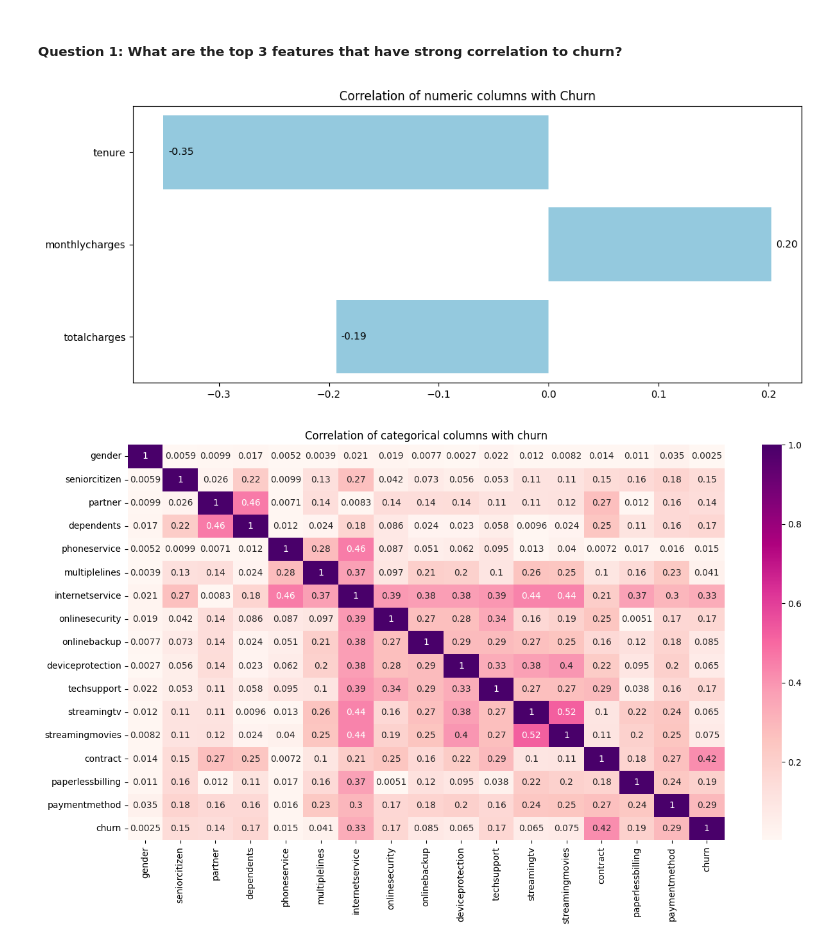
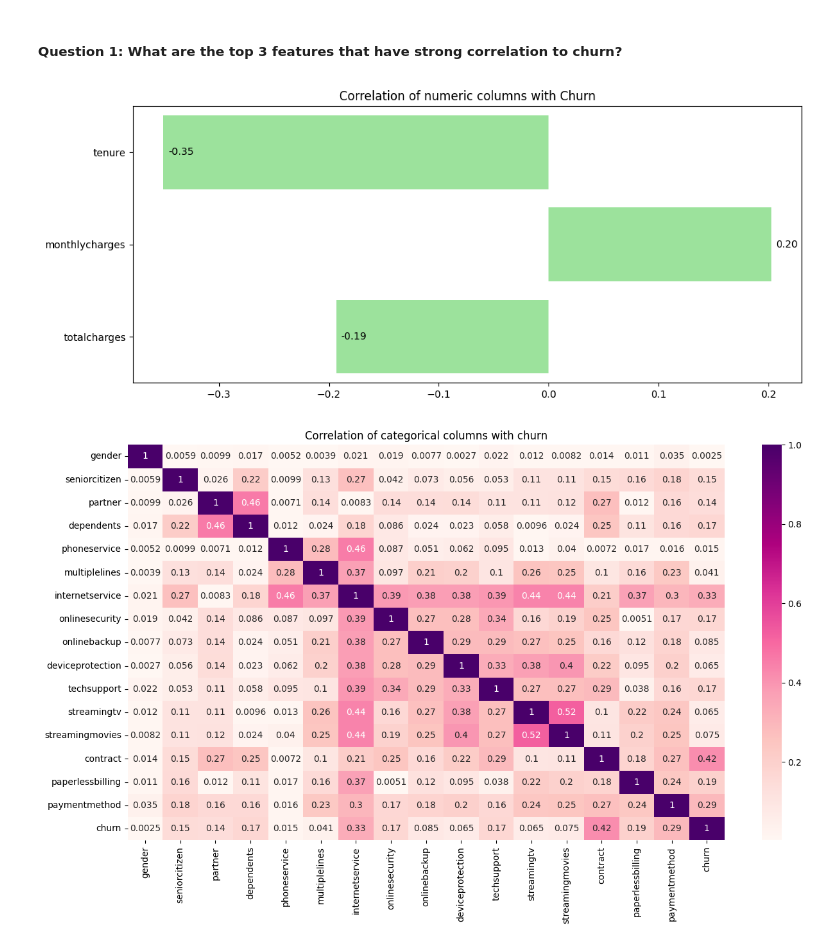
Before and after one commit to Rama-Mwenda/Customer_Churn, a Jupyter notebook: Notebooks/Customer_Churn.ipynb, the cells around one changed output. Cells and saved outputs as stored; diff of their text form; code cells hidden in the pictures.

```diff
--- a/Notebooks/Customer_Churn.ipynb
+++ b/Notebooks/Customer_Churn.ipynb
@@ -753,14 +748,19 @@ for col in numeric:
 # %%
+#pointbiserial correlation method for churn and numerical columns
+df = {}
+for col in numeric:
+    corr, ind = stats.pointbiserialr(train['churn'].factorize()[0],train[col])
+    df.setdefault(col, corr)
+#plotting the biserial correlation
 plt.figure(figsize=(12,5))
-#colormap = sns.color_palette('crest')
-ax = sns.barplot(data=df, orient='h', color='skyblue')
+ax = sns.barplot(data=df, orient='h', color='lightgreen')
 for p in ax.patches:
     ax.annotate("%.2f" % p.get_width(), xy=(p.get_width(), p.get_y()+p.get_height()/2),
             xytext=(5, 0), textcoords='offset points', ha="left", va="center")
 plt.title('Correlation of numeric columns with Churn')
 plt.show()
 # %% [output]
-[figure, old version]
+[figure, new version]
 # %%
 #visual of categorical column correlations
 cramers = am.CramersV(train)
```
Also changed, not shown: parts of 13 cells of this notebook, 1 other file.
